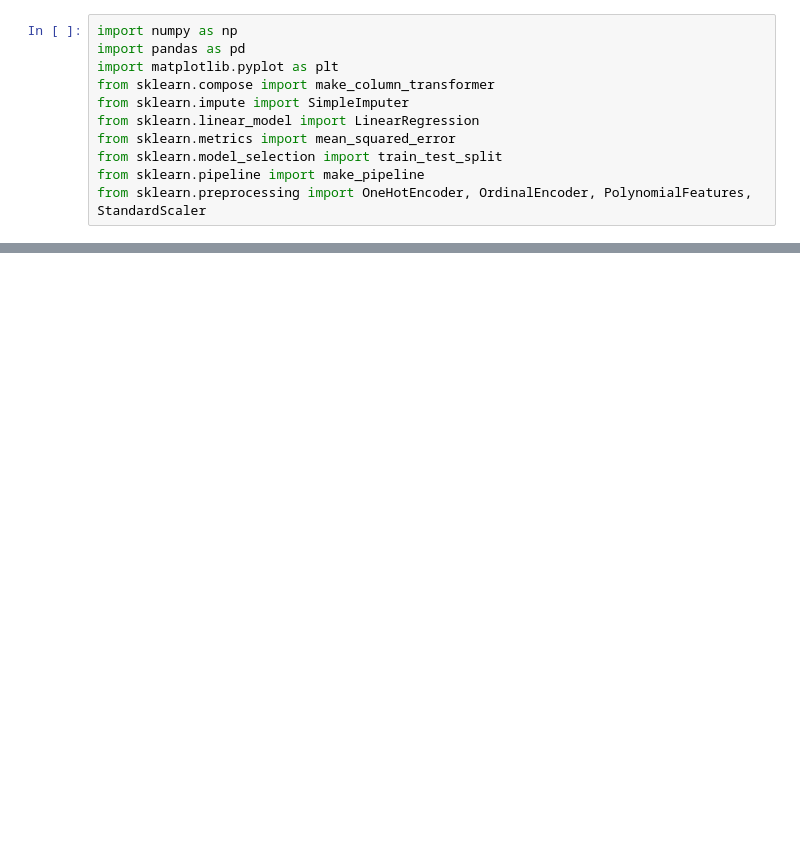
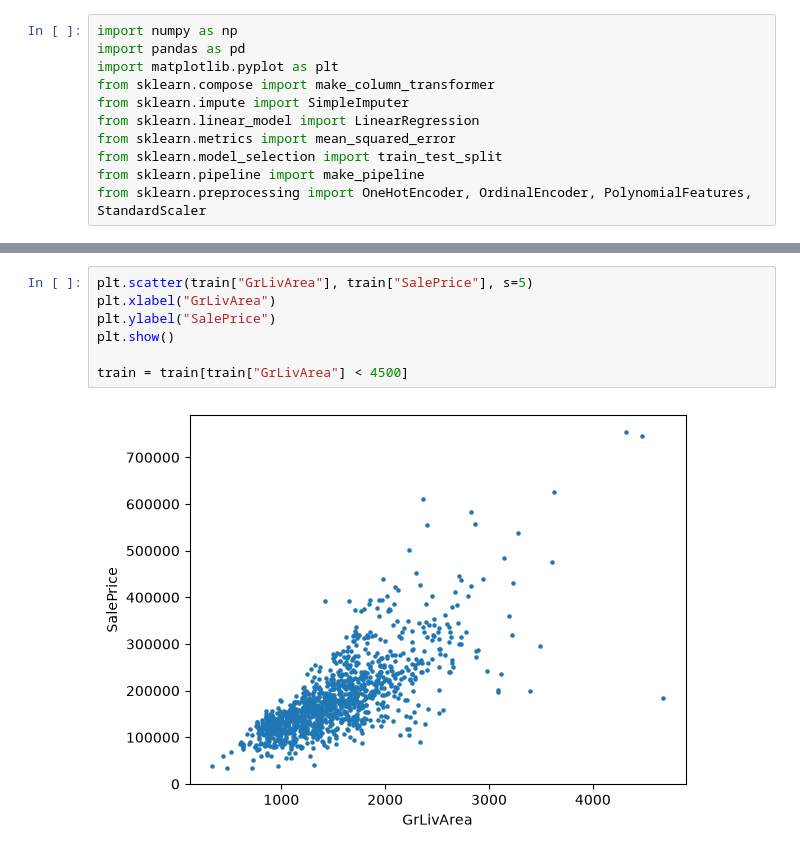
Before and after one commit to Jasper-Nash/Kaggle-Housing-regression, a Jupyter notebook: house_prices.ipynb, the cells around one changed output, grey strips where cells are left out. Cells and saved outputs as stored; diff of their text form; blank space fills up the shorter version.

```diff
--- a/house_prices.ipynb
+++ b/house_prices.ipynb
@@ -244,0 +61,9 @@ compare models more reliably than a single train/test split.
+# %%
+plt.scatter(train["GrLivArea"], train["SalePrice"], s=5)
+plt.xlabel("GrLivArea")
+plt.ylabel("SalePrice")
+plt.show()
+
+train = train[train["GrLivArea"] < 4500]
+# %% [output]
+[figure, added]
```
Also changed, not shown: parts of 46 cells of this notebook, 3 other files.
